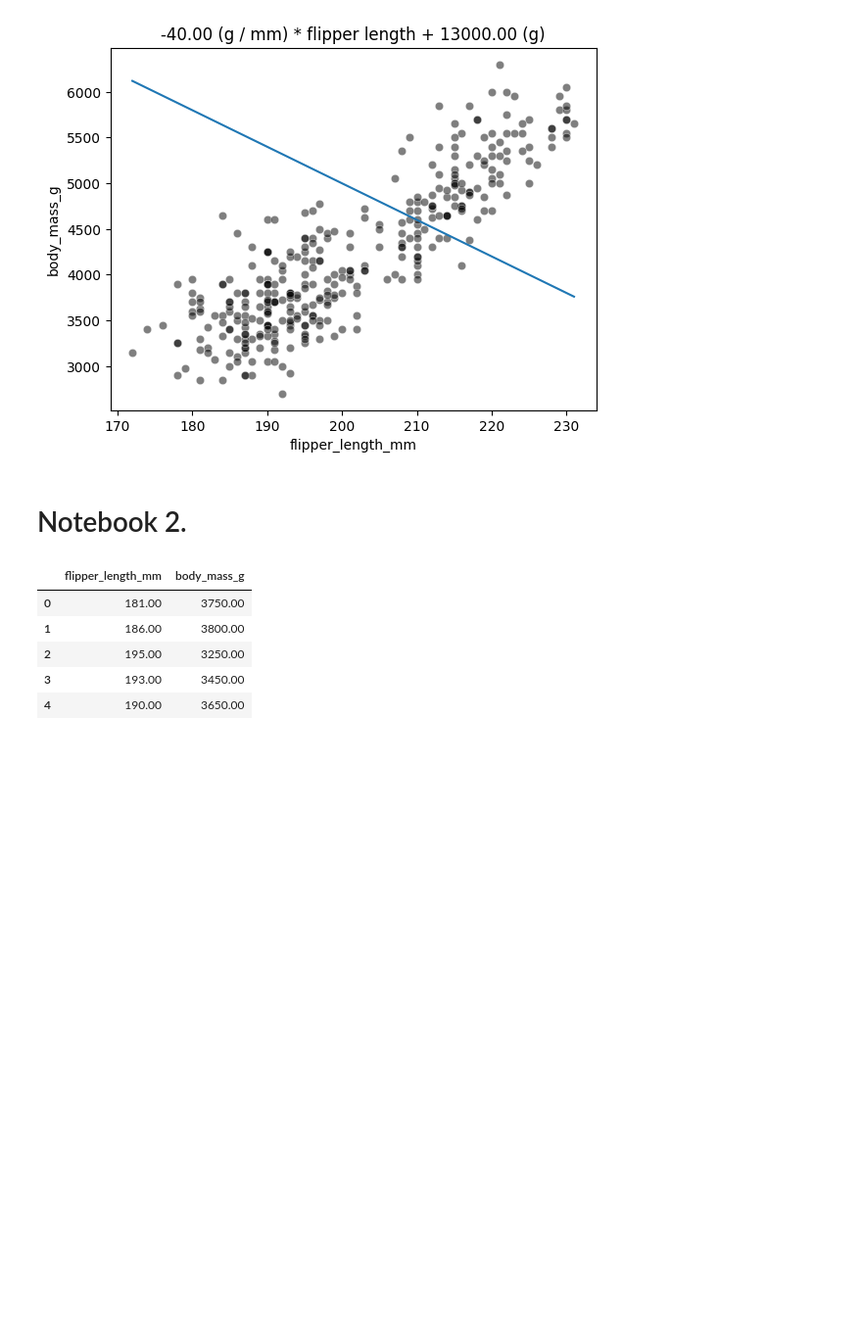
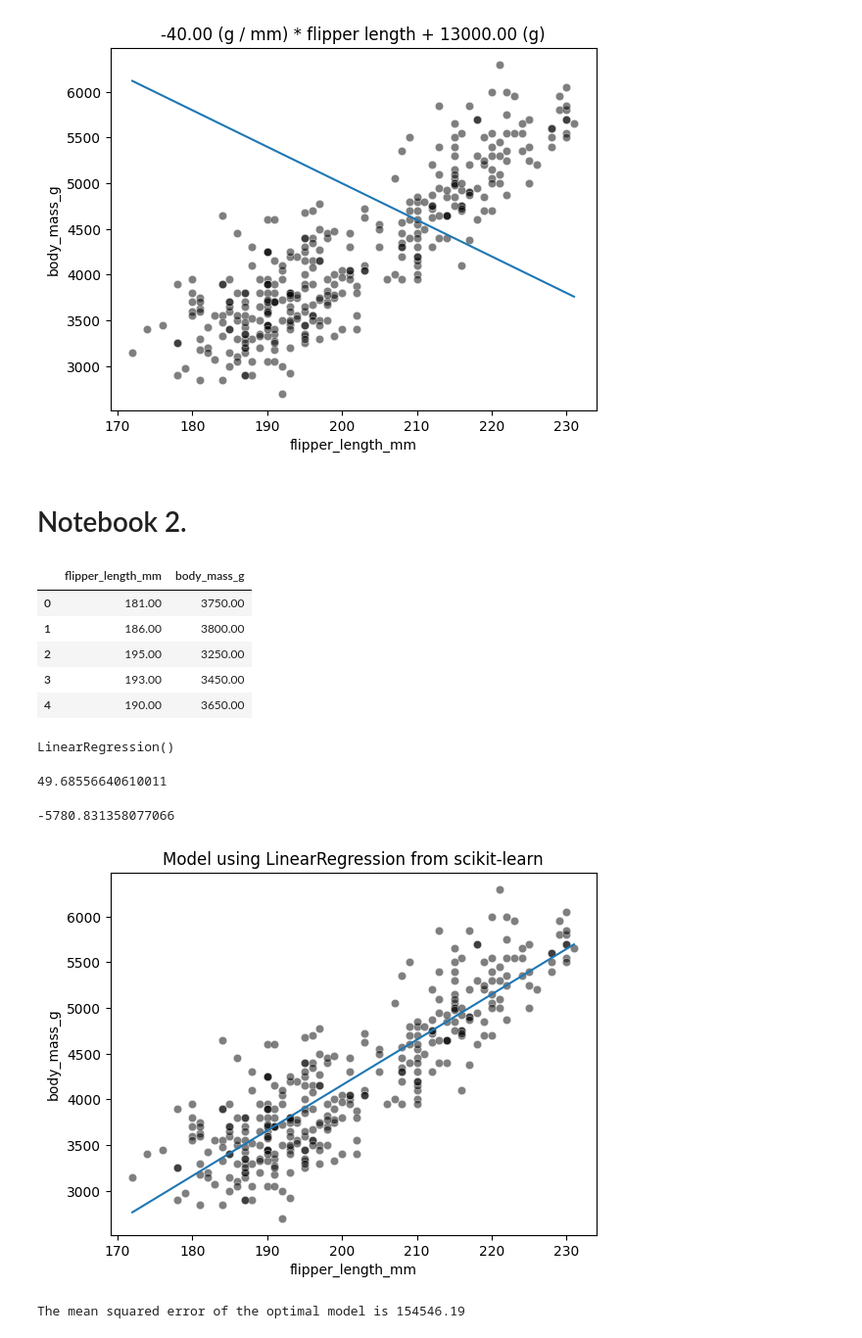
Before and after one commit to DavidGuzzi/inria, a Jupyter notebook: module_4.ipynb, the cells around one changed output. Shown at 98% size. Saved outputs shown, nothing was run; the diff lists cells and outputs as text; code cells hidden in the pictures; blank space fills up the shorter version.

```diff
--- a/module_4.ipynb
+++ b/module_4.ipynb
@@ -121,3 +121,44 @@ penguins.head()
 | 2 | 195.00 | 3250.00 |
 | 3 | 193.00 | 3450.00 |
 | 4 | 190.00 | 3650.00 |
+# %%
+from sklearn.linear_model import LinearRegression
+
+linear_regression = LinearRegression()
+linear_regression.fit(data, target)
+# %% [output]
+LinearRegression()
+# %%
+weight_flipper_length = linear_regression.coef_[0]
+weight_flipper_length
+# %% [output]
+49.68556640610011
+# %%
+intercept_body_mass = linear_regression.intercept_
+intercept_body_mass
+# %% [output]
+-5780.831358077066
+# %%
+import numpy as np
+
+flipper_length_range = np.linspace(data.min(), data.max(), num=300)
+predicted_body_mass = (
+    weight_flipper_length * flipper_length_range + intercept_body_mass
+)
+
+import matplotlib.pyplot as plt
+import seaborn as sns
+
+sns.scatterplot(x=data[feature_name], y=target, color="black", alpha=0.5)
+plt.plot(flipper_length_range, predicted_body_mass)
+_ = plt.title("Model using LinearRegression from scikit-learn")
+# %% [output]
+[figure, added]
+# %%
+from sklearn.metrics import mean_squared_error
+
+inferred_body_mass = linear_regression.predict(data)
+model_error = mean_squared_error(target, inferred_body_mass)
+print(f"The mean squared error of the optimal model is {model_error:.2f}")
+# %% [output]
+The mean squared error of the optimal model is 154546.19
```
Also changed, not shown: parts of 14 cells of this notebook.
